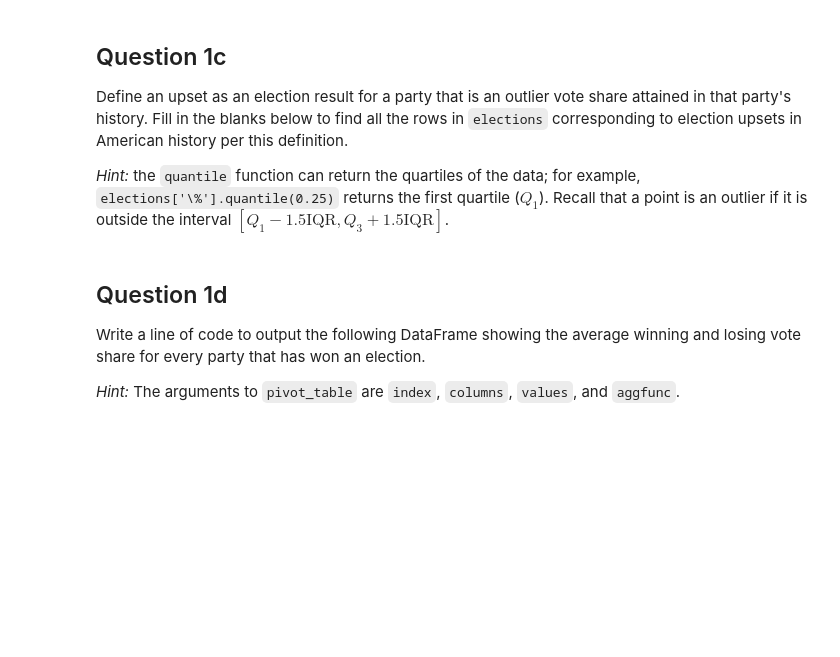
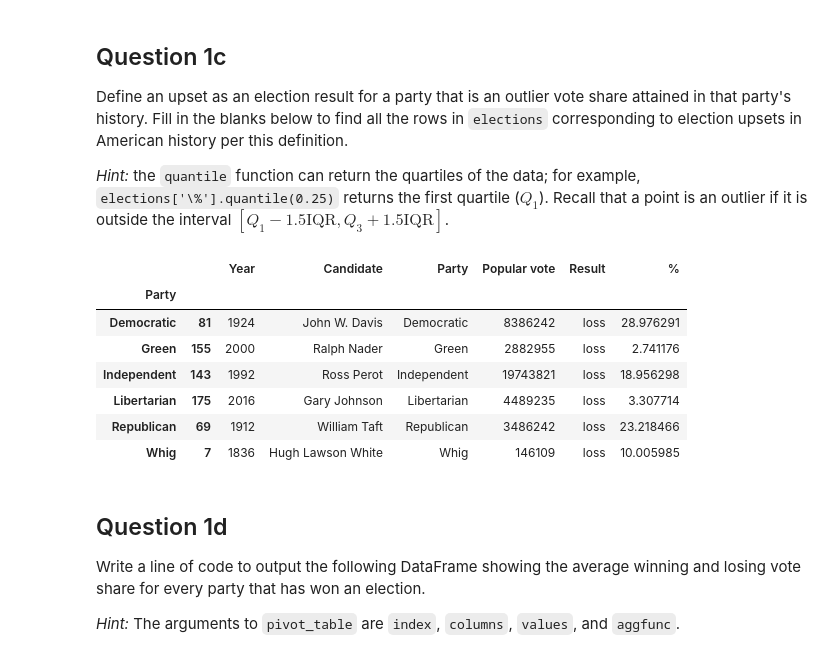
Before and after one commit to DS-100/sp22, a Jupyter notebook: disc/disc03/disc03-pandas-student-blank.ipynb, the cells around one changed output. Saved outputs shown, nothing was run; the diff lists cells and outputs as text; code cells hidden in the pictures; blank space fills up the shorter version.

```diff
--- a/disc/disc03/disc03-pandas-student-blank.ipynb
+++ b/disc/disc03/disc03-pandas-student-blank.ipynb
@@ -69,10 +98,19 @@ Define an upset as an election result for a party that is an outlier vote share
 *Hint:* the `quantile` function can return the quartiles of the data; for example, `elections['\%'].quantile(0.25)` returns the first quartile ($Q_1$). Recall that a point is an outlier if it is outside the interval $[Q_1 - 1.5 \text{IQR}, Q_3 + 1.5 \text{IQR}]$.
 # %%
 def outlier(subdf):
-    q1, q3 = ..., ...
-    iqr = ...
-    return ...
-elections.groupby(...).apply(...)
+    q1, q3 = subdf['%'].quantile(0.25), subdf['%'].quantile(0.75)
+    iqr = q3-q1
+    return subdf[(subdf['%'] < q1-1.5*iqr) | (subdf['%'] > q3+1.5*iqr)]
+elections.groupby('Party').apply(outlier)
+# %% [output]
+|  |  | Year | Candidate | Party | Popular vote | Result | % |
+| Party |  |  |  |  |  |  |  |
+| Democratic | 81 | 1924 | John W. Davis | Democratic | 8386242 | loss | 28.976291 |
+| Green | 155 | 2000 | Ralph Nader | Green | 2882955 | loss | 2.741176 |
+| Independent | 143 | 1992 | Ross Perot | Independent | 19743821 | loss | 18.956298 |
+| Libertarian | 175 | 2016 | Gary Johnson | Libertarian | 4489235 | loss | 3.307714 |
+| Republican | 69 | 1912 | William Taft | Republican | 3486242 | loss | 23.218466 |
+| Whig | 7 | 1836 | Hugh Lawson White | Whig | 146109 | loss | 10.005985 |
 # %% [markdown]
 ## Question 1d
 
```
Also changed, not shown: parts of 9 cells of this notebook, 10 other files.
